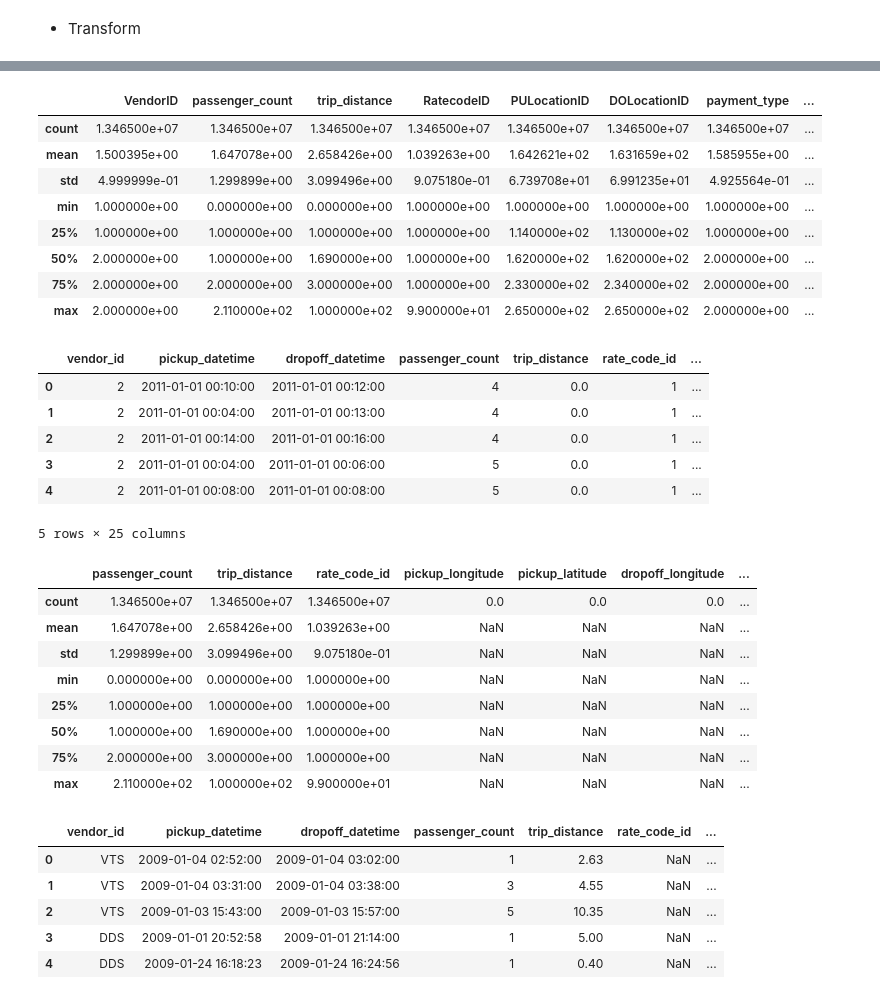
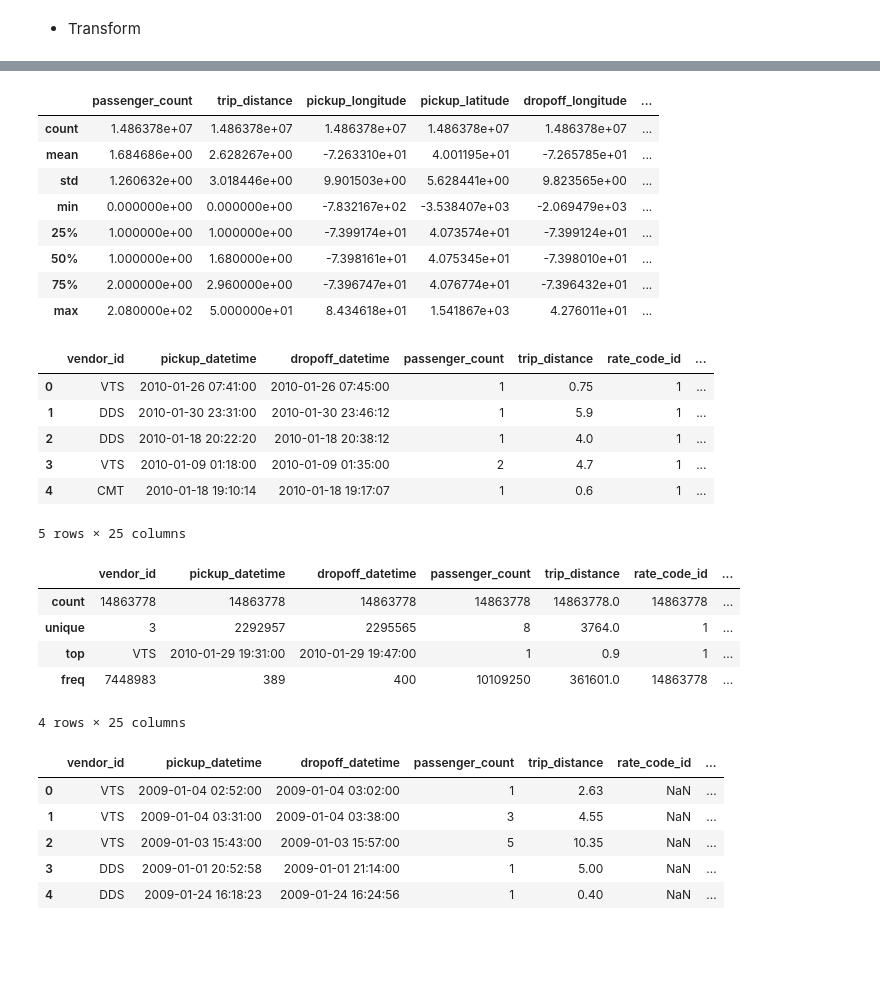
Before and after one commit to baolongnguyenmac/ml-ops, a Jupyter notebook: src/notebooks/produce_data.ipynb, the cells around one changed output, grey strips where cells are left out. Drawn from its saved outputs; the diff is of its cells as text; code cells hidden in the pictures; blank space fills up the shorter version.

```diff
--- a/src/notebooks/produce_data.ipynb
+++ b/src/notebooks/produce_data.ipynb
@@ -213,9 +213,6 @@ def transform_data(df: pd.DataFrame) -> pd.DataFrame:
         if col not in df.columns:
             df[col] = np.nan
 
-    # Giữ đúng thứ tự canonical
-    df = df[LIST_COLS]
-
     # 3. Cast dtype
     for col, dtype in LIST_DTYPES.items():
         if dtype == "datetime64[ns]":
@@ -228,7 +225,7 @@ def transform_data(df: pd.DataFrame) -> pd.DataFrame:
     # 4. NaN → None
     return df.astype(object).where(df.notna(), None)[LIST_COLS]
 # %%
-fs = s3fs.S3FileSystem()
-df_original = pd.read_parquet('s3://flezi-agent/nyc-taxi/yellow_tripdata_2011-01.parquet')
+# fs = s3fs.S3FileSystem()
+df_original = pd.read_parquet('../../data/test/parquet/yellow_tripdata_2010-01.parquet')
 df_original.head()
 # %% [output]
@@ -241,38 +238,35 @@ df_original.head()
 # %%
 df_original.describe()
 # %% [output]
-|  | VendorID | passenger_count | trip_distance | RatecodeID | PULocationID | DOLocationID | payment_type | ... |
-| count | 1.346500e+07 | 1.346500e+07 | 1.346500e+07 | 1.346500e+07 | 1.346500e+07 | 1.346500e+07 | 1.346500e+07 | ... |
-| mean | 1.500395e+00 | 1.647078e+00 | 2.658426e+00 | 1.039263e+00 | 1.642621e+02 | 1.631659e+02 | 1.585955e+00 | ... |
-| std | 4.999999e-01 | 1.299899e+00 | 3.099496e+00 | 9.075180e-01 | 6.739708e+01 | 6.991235e+01 | 4.925564e-01 | ... |
-| min | 1.000000e+00 | 0.000000e+00 | 0.000000e+00 | 1.000000e+00 | 1.000000e+00 | 1.000000e+00 | 1.000000e+00 | ... |
-| 25% | 1.000000e+00 | 1.000000e+00 | 1.000000e+00 | 1.000000e+00 | 1.140000e+02 | 1.130000e+02 | 1.000000e+00 | ... |
-| 50% | 2.000000e+00 | 1.000000e+00 | 1.690000e+00 | 1.000000e+00 | 1.620000e+02 | 1.620000e+02 | 2.000000e+00 | ... |
-| 75% | 2.000000e+00 | 2.000000e+00 | 3.000000e+00 | 1.000000e+00 | 2.330000e+02 | 2.340000e+02 | 2.000000e+00 | ... |
-| max | 2.000000e+00 | 2.110000e+02 | 1.000000e+02 | 9.900000e+01 | 2.650000e+02 | 2.650000e+02 | 2.000000e+00 | ... |
+|  | passenger_count | trip_distance | pickup_longitude | pickup_latitude | dropoff_longitude | ... |
+| count | 1.486378e+07 | 1.486378e+07 | 1.486378e+07 | 1.486378e+07 | 1.486378e+07 | ... |
+| mean | 1.684686e+00 | 2.628267e+00 | -7.263310e+01 | 4.001195e+01 | -7.265785e+01 | ... |
+| std | 1.260632e+00 | 3.018446e+00 | 9.901503e+00 | 5.628441e+00 | 9.823565e+00 | ... |
+| min | 0.000000e+00 | 0.000000e+00 | -7.832167e+02 | -3.538407e+03 | -2.069479e+03 | ... |
+| 25% | 1.000000e+00 | 1.000000e+00 | -7.399174e+01 | 4.073574e+01 | -7.399124e+01 | ... |
+| 50% | 1.000000e+00 | 1.680000e+00 | -7.398161e+01 | 4.075345e+01 | -7.398010e+01 | ... |
+| 75% | 2.000000e+00 | 2.960000e+00 | -7.396747e+01 | 4.076774e+01 | -7.396432e+01 | ... |
+| max | 2.080000e+02 | 5.000000e+01 | 8.434618e+01 | 1.541867e+03 | 4.276011e+01 | ... |
 # %%
-df = transform_data(pd.read_parquet('s3://flezi-agent/nyc-taxi/yellow_tripdata_2011-01.parquet'))
+df = transform_data(df_original)
 df.head()
 # %% [output]
 |  | vendor_id | pickup_datetime | dropoff_datetime | passenger_count | trip_distance | rate_code_id | ... |
-| 0 | 2 | 2011-01-01 00:10:00 | 2011-01-01 00:12:00 | 4 | 0.0 | 1 | ... |
-| 1 | 2 | 2011-01-01 00:04:00 | 2011-01-01 00:13:00 | 4 | 0.0 | 1 | ... |
-| 2 | 2 | 2011-01-01 00:14:00 | 2011-01-01 00:16:00 | 4 | 0.0 | 1 | ... |
-| 3 | 2 | 2011-01-01 00:04:00 | 2011-01-01 00:06:00 | 5 | 0.0 | 1 | ... |
-| 4 | 2 | 2011-01-01 00:08:00 | 2011-01-01 00:08:00 | 5 | 0.0 | 1 | ... |
+| 0 | VTS | 2010-01-26 07:41:00 | 2010-01-26 07:45:00 | 1 | 0.75 | 1 | ... |
+| 1 | DDS | 2010-01-30 23:31:00 | 2010-01-30 23:46:12 | 1 | 5.9 | 1 | ... |
+| 2 | DDS | 2010-01-18 20:22:20 | 2010-01-18 20:38:12 | 1 | 4.0 | 1 | ... |
+| 3 | VTS | 2010-01-09 01:18:00 | 2010-01-09 01:35:00 | 2 | 4.7 | 1 | ... |
+| 4 | CMT | 2010-01-18 19:10:14 | 2010-01-18 19:17:07 | 1 | 0.6 | 1 | ... |
 5 rows × 25 columns
 # %%
 df.describe()
 # %% [output]
-|  | passenger_count | trip_distance | rate_code_id | pickup_longitude | pickup_latitude | dropoff_longitude | ... |
-| count | 1.346500e+07 | 1.346500e+07 | 1.346500e+07 | 0.0 | 0.0 | 0.0 | ... |
-| mean | 1.647078e+00 | 2.658426e+00 | 1.039263e+00 | NaN | NaN | NaN | ... |
-| std | 1.299899e+00 | 3.099496e+00 | 9.075180e-01 | NaN | NaN | NaN | ... |
-| min | 0.000000e+00 | 0.000000e+00 | 1.000000e+00 | NaN | NaN | NaN | ... |
-| 25% | 1.000000e+00 | 1.000000e+00 | 1.000000e+00 | NaN | NaN | NaN | ... |
-| 50% | 1.000000e+00 | 1.690000e+00 | 1.000000e+00 | NaN | NaN | NaN | ... |
-| 75% | 2.000000e+00 | 3.000000e+00 | 1.000000e+00 | NaN | NaN | NaN | ... |
-| max | 2.110000e+02 | 1.000000e+02 | 9.900000e+01 | NaN | NaN | NaN | ... |
+|  | vendor_id | pickup_datetime | dropoff_datetime | passenger_count | trip_distance | rate_code_id | ... |
+| count | 14863778 | 14863778 | 14863778 | 14863778 | 14863778.0 | 14863778 | ... |
+| unique | 3 | 2292957 | 2295565 | 8 | 3764.0 | 1 | ... |
+| top | VTS | 2010-01-29 19:31:00 | 2010-01-29 19:47:00 | 1 | 0.9 | 1 | ... |
+| freq | 7448983 | 389 | 400 | 10109250 | 361601.0 | 14863778 | ... |
+4 rows × 25 columns
 # %%
 def insert_parquet(conn, filepath: str, n: int = 1, batch_size: int = 17_000, interval: float = 1.0):
     """Đọc file parquet, lấy n sample cách đều, rồi insert theo batch."""
```
Also changed, not shown: parts of 1 cell of this notebook, 6 other files.
